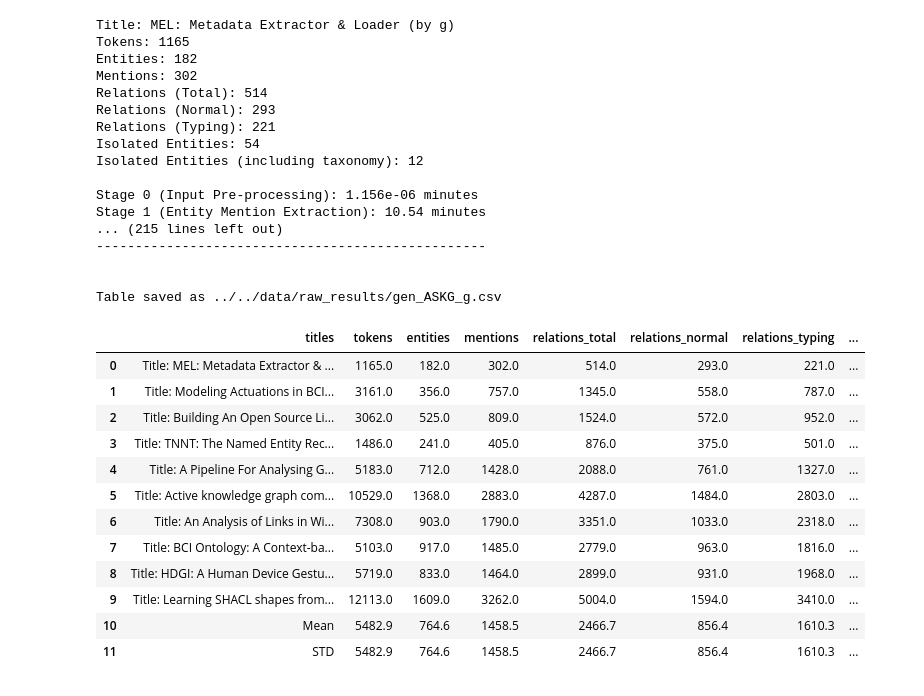
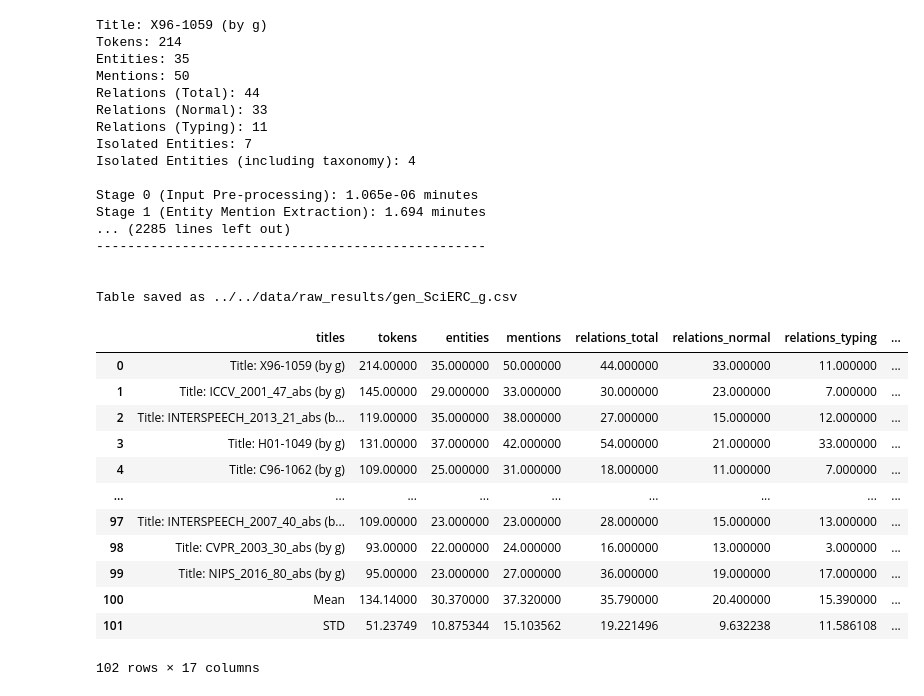
Before and after one commit to glowing-sea/paper2lkg, a Jupyter notebook: paper2lkg-v0-testers/src/t1_general_eva/statistics.ipynb, the cells around one changed output. Saved outputs shown, nothing was run; the diff lists cells and outputs as text; code cells hidden in the pictures.

Commit message:
New Test Results

```diff
--- a/paper2lkg-v0-testers/src/t1_general_eva/statistics.ipynb
+++ b/paper2lkg-v0-testers/src/t1_general_eva/statistics.ipynb
@@ -134,8 +116,8 @@ def statistics(dataset, index, llm_model, table, input_path):
     print(f"Total Runtime: {(sum(times) / 60):.4g} minutes")
     table["total_runtime"].append(sum(times) / 60)
 # %%
-dataset = "ASKG"
-max_paper = 10
+dataset = "SciERC"
+max_paper = 100
 llm_model = "g"
 input_path = f"../../data/input"
 output_path = f"../../data/raw_results/gen_{dataset}_{llm_model}.csv"
@@ -170,56 +152,56 @@ for index in range(1, max_paper + 1):
 
 
 for key, value in table.items():
     if key == "titles":
         table[key].append("Mean")
         table[key].append("STD")
     else:
         mean = float(np.mean(value))
         std = float(np.std(value))
         table[key].append(mean)
-        table[key].append(mean)
+        table[key].append(std)
 
 
 import pandas as pd
 
 # Convert the dictionary into a DataFrame
 df = pd.DataFrame(table)
 
 # Save to CSV file
 df.to_csv(output_path, index=False)
 
 print(f"Table saved as {output_path}")
 
 
 display(df)
 # %% [output]
-Title: MEL: Metadata Extractor & Loader (by g)
-Tokens: 1165
-Entities: 182
-Mentions: 302
-Relations (Total): 514
-Relations (Normal): 293
-Relations (Typing): 221
-Isolated Entities: 54
-Isolated Entities (including taxonomy): 12
+Title: X96-1059 (by g)
+Tokens: 214
+Entities: 35
+Mentions: 50
+Relations (Total): 44
+Relations (Normal): 33
+Relations (Typing): 11
+Isolated Entities: 7
+Isolated Entities (including taxonomy): 4
 
-Stage 0 (Input Pre-processing): 1.156e-06 minutes
-Stage 1 (Entity Mention Extraction): 10.54 minutes
-... (215 lines left out)
+Stage 0 (Input Pre-processing): 1.065e-06 minutes
+Stage 1 (Entity Mention Extraction): 1.694 minutes
+... (2285 lines left out)
 --------------------------------------------------
 
 
-Table saved as ../../data/raw_results/gen_ASKG_g.csv
+Table saved as ../../data/raw_results/gen_SciERC_g.csv
 |  | titles | tokens | entities | mentions | relations_total | relations_normal | relations_typing | ... |
-| 0 | Title: MEL: Metadata Extractor & ... | 1165.0 | 182.0 | 302.0 | 514.0 | 293.0 | 221.0 | ... |
-| 1 | Title: Modeling Actuations in BCI... | 3161.0 | 356.0 | 757.0 | 1345.0 | 558.0 | 787.0 | ... |
-| 2 | Title: Building An Open Source Li... | 3062.0 | 525.0 | 809.0 | 1524.0 | 572.0 | 952.0 | ... |
-| 3 | Title: TNNT: The Named Entity Rec... | 1486.0 | 241.0 | 405.0 | 876.0 | 375.0 | 501.0 | ... |
-| 4 | Title: A Pipeline For Analysing G... | 5183.0 | 712.0 | 1428.0 | 2088.0 | 761.0 | 1327.0 | ... |
-| 5 | Title: Active knowledge graph com... | 10529.0 | 1368.0 | 2883.0 | 4287.0 | 1484.0 | 2803.0 | ... |
-| 6 | Title: An Analysis of Links in Wi... | 7308.0 | 903.0 | 1790.0 | 3351.0 | 1033.0 | 2318.0 | ... |
-| 7 | Title: BCI Ontology: A Context-ba... | 5103.0 | 917.0 | 1485.0 | 2779.0 | 963.0 | 1816.0 | ... |
-| 8 | Title: HDGI: A Human Device Gestu... | 5719.0 | 833.0 | 1464.0 | 2899.0 | 931.0 | 1968.0 | ... |
-| 9 | Title: Learning SHACL shapes from... | 12113.0 | 1609.0 | 3262.0 | 5004.0 | 1594.0 | 3410.0 | ... |
-| 10 | Mean | 5482.9 | 764.6 | 1458.5 | 2466.7 | 856.4 | 1610.3 | ... |
-| 11 | STD | 5482.9 | 764.6 | 1458.5 | 2466.7 | 856.4 | 1610.3 | ... |
+| 0 | Title: X96-1059 (by g) | 214.00000 | 35.000000 | 50.000000 | 44.000000 | 33.000000 | 11.000000 | ... |
+| 1 | Title: ICCV_2001_47_abs (by g) | 145.00000 | 29.000000 | 33.000000 | 30.000000 | 23.000000 | 7.000000 | ... |
+| 2 | Title: INTERSPEECH_2013_21_abs (b... | 119.00000 | 35.000000 | 38.000000 | 27.000000 | 15.000000 | 12.000000 | ... |
+| 3 | Title: H01-1049 (by g) | 131.00000 | 37.000000 | 42.000000 | 54.000000 | 21.000000 | 33.000000 | ... |
+| 4 | Title: C96-1062 (by g) | 109.00000 | 25.000000 | 31.000000 | 18.000000 | 11.000000 | 7.000000 | ... |
+| ... | ... | ... | ... | ... | ... | ... | ... | ... |
+| 97 | Title: INTERSPEECH_2007_40_abs (b... | 109.00000 | 23.000000 | 23.000000 | 28.000000 | 15.000000 | 13.000000 | ... |
+| 98 | Title: CVPR_2003_30_abs (by g) | 93.00000 | 22.000000 | 24.000000 | 16.000000 | 13.000000 | 3.000000 | ... |
+| 99 | Title: NIPS_2016_80_abs (by g) | 95.00000 | 23.000000 | 27.000000 | 36.000000 | 19.000000 | 17.000000 | ... |
+| 100 | Mean | 134.14000 | 30.370000 | 37.320000 | 35.790000 | 20.400000 | 15.390000 | ... |
+| 101 | STD | 51.23749 | 10.875344 | 15.103562 | 19.221496 | 9.632238 | 11.586108 | ... |
+102 rows × 17 columns
```
Also changed, not shown: parts of 1 cell of this notebook, 38 other files.
